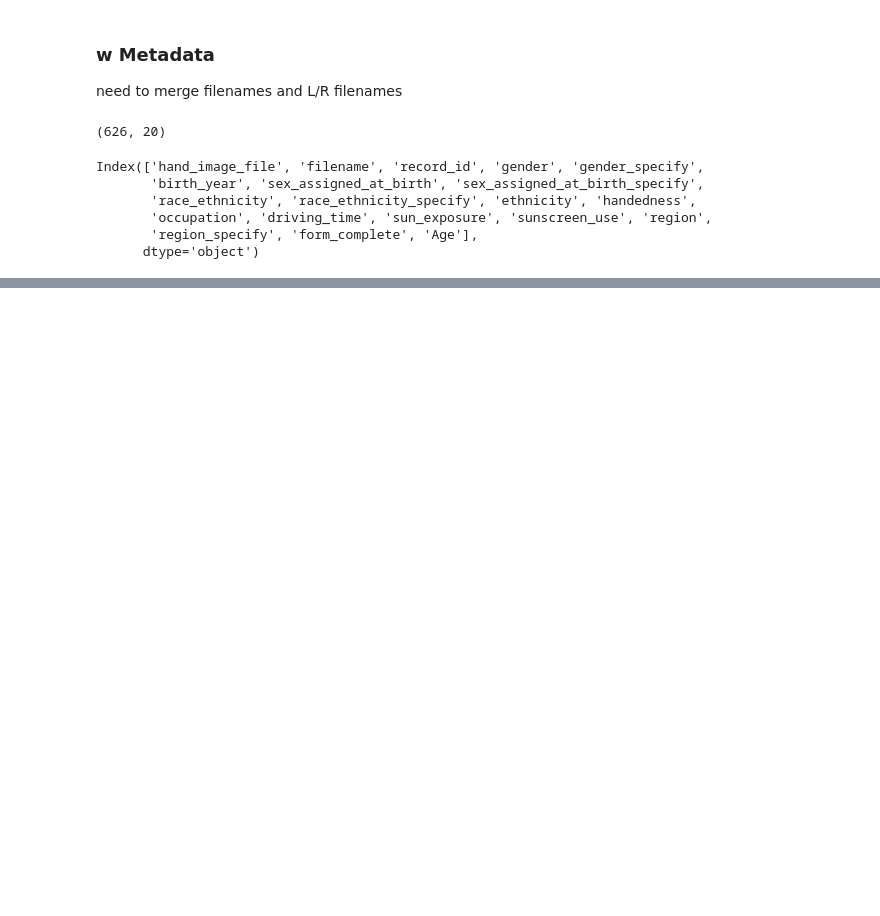
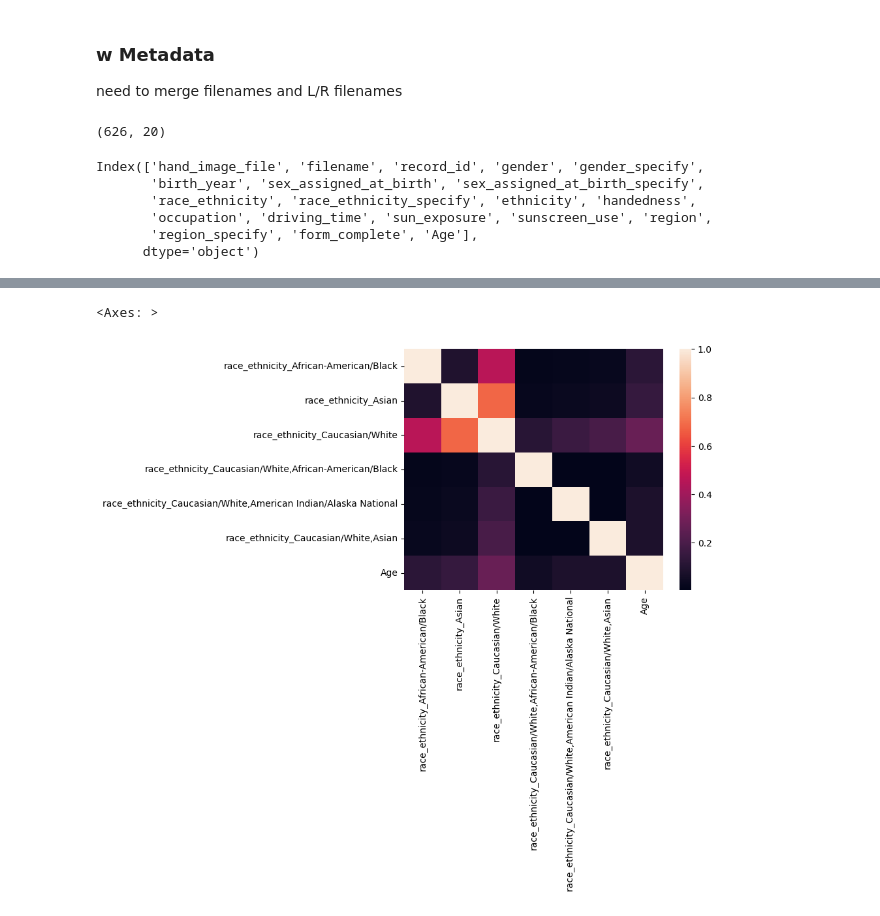
Before and after one commit to velexi-research/DermaML, a Jupyter notebook: notebooks/2024-11-08-NT-Feature-EDA.ipynb, the cells around one changed output, grey strips where cells are left out. Drawn from its saved outputs; the diff is of its cells as text; code cells hidden in the pictures; blank space fills up the shorter version.

```diff
--- a/notebooks/2024-11-08-NT-Feature-EDA.ipynb
+++ b/notebooks/2024-11-08-NT-Feature-EDA.ipynb
@@ -226 +247,6 @@ region_columns = ['region_Midwest (ND, SD, NE, KS, MN, IA, MO, WI, IL, IN, MI, O
+# %%
+sns.heatmap(eda[race_ethnicity_columns+['Age']].corr().abs())
+# %% [output]
+<Axes: >
+[figure, added]
 # %%
```
Also changed, not shown: parts of 4 cells of this notebook.
